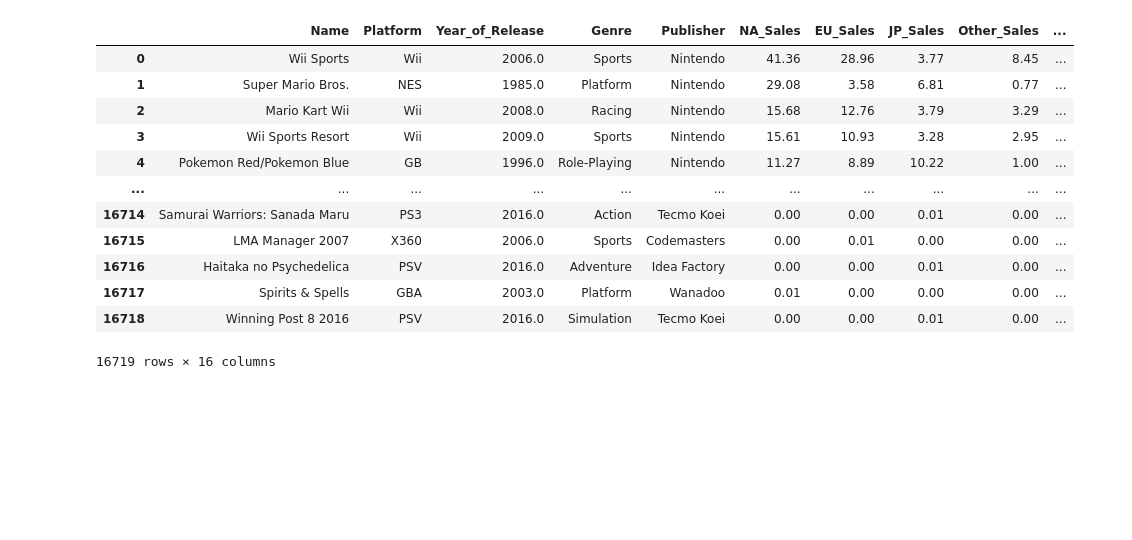
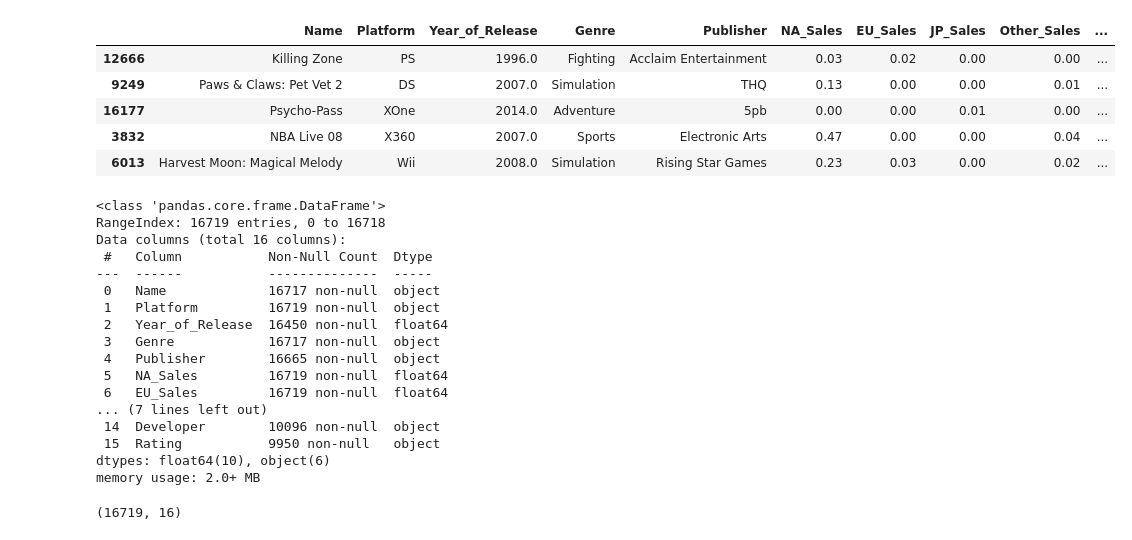
Before and after one commit to obaliuta/games_sales, a Jupyter notebook: notebook.ipynb, the cells around one changed output. Drawn from its saved outputs; the diff is of its cells as text; code cells hidden in the pictures; blank space fills up the shorter version.

```diff
--- a/notebook.ipynb
+++ b/notebook.ipynb
@@ -9,18 +9,33 @@ import warnings
 warnings.filterwarnings(action="ignore")
 # %%
 sales = pd.read_csv('data/Video_Games_Sales_as_at_22_Dec_2016.csv', encoding_errors='ignore')
-sales
+sales.sample(5)
 # %% [output]
 |  | Name | Platform | Year_of_Release | Genre | Publisher | NA_Sales | EU_Sales | JP_Sales | Other_Sales | ... |
-| 0 | Wii Sports | Wii | 2006.0 | Sports | Nintendo | 41.36 | 28.96 | 3.77 | 8.45 | ... |
-| 1 | Super Mario Bros. | NES | 1985.0 | Platform | Nintendo | 29.08 | 3.58 | 6.81 | 0.77 | ... |
-| 2 | Mario Kart Wii | Wii | 2008.0 | Racing | Nintendo | 15.68 | 12.76 | 3.79 | 3.29 | ... |
-| 3 | Wii Sports Resort | Wii | 2009.0 | Sports | Nintendo | 15.61 | 10.93 | 3.28 | 2.95 | ... |
-| 4 | Pokemon Red/Pokemon Blue | GB | 1996.0 | Role-Playing | Nintendo | 11.27 | 8.89 | 10.22 | 1.00 | ... |
-| ... | ... | ... | ... | ... | ... | ... | ... | ... | ... | ... |
-| 16714 | Samurai Warriors: Sanada Maru | PS3 | 2016.0 | Action | Tecmo Koei | 0.00 | 0.00 | 0.01 | 0.00 | ... |
-| 16715 | LMA Manager 2007 | X360 | 2006.0 | Sports | Codemasters | 0.00 | 0.01 | 0.00 | 0.00 | ... |
-| 16716 | Haitaka no Psychedelica | PSV | 2016.0 | Adventure | Idea Factory | 0.00 | 0.00 | 0.01 | 0.00 | ... |
-| 16717 | Spirits & Spells | GBA | 2003.0 | Platform | Wanadoo | 0.01 | 0.00 | 0.00 | 0.00 | ... |
-| 16718 | Winning Post 8 2016 | PSV | 2016.0 | Simulation | Tecmo Koei | 0.00 | 0.00 | 0.01 | 0.00 | ... |
+| 12666 | Killing Zone | PS | 1996.0 | Fighting | Acclaim Entertainment | 0.03 | 0.02 | 0.00 | 0.00 | ... |
+| 9249 | Paws & Claws: Pet Vet 2 | DS | 2007.0 | Simulation | THQ | 0.13 | 0.00 | 0.00 | 0.01 | ... |
+| 16177 | Psycho-Pass | XOne | 2014.0 | Adventure | 5pb | 0.00 | 0.00 | 0.01 | 0.00 | ... |
+| 3832 | NBA Live 08 | X360 | 2007.0 | Sports | Electronic Arts | 0.47 | 0.00 | 0.00 | 0.04 | ... |
+| 6013 | Harvest Moon: Magical Melody | Wii | 2008.0 | Simulation | Rising Star Games | 0.23 | 0.03 | 0.00 | 0.02 | ... |
-16719 rows × 16 columns
+# %%
+sales.info()
+sales.shape
+# %% [output]
+<class 'pandas.core.frame.DataFrame'>
+RangeIndex: 16719 entries, 0 to 16718
+Data columns (total 16 columns):
+ #   Column           Non-Null Count  Dtype
+---  ------           --------------  -----
+ 0   Name             16717 non-null  object
+ 1   Platform         16719 non-null  object
+ 2   Year_of_Release  16450 non-null  float64
+ 3   Genre            16717 non-null  object
+ 4   Publisher        16665 non-null  object
+ 5   NA_Sales         16719 non-null  float64
+ 6   EU_Sales         16719 non-null  float64
+... (7 lines left out)
+ 14  Developer        10096 non-null  object
+ 15  Rating           9950 non-null   object
+dtypes: float64(10), object(6)
+memory usage: 2.0+ MB
+(16719, 16)
```
Also changed, not shown: parts of 5 cells of this notebook.
